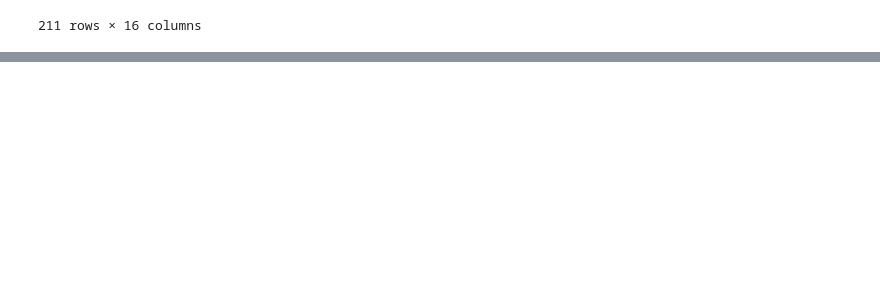
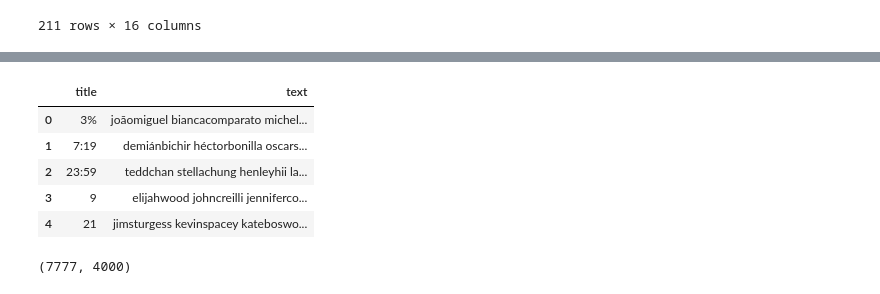
Before and after one commit to Amolrakhunde/Netflix-Movies-And-TV-Shows-Clustering, a Jupyter notebook: Netflix_Movies_And_TV_Shows_Clusterig_Amol.ipynb, the cells around one changed output, grey strips where cells are left out. Drawn from its saved outputs; the diff is of its cells as text; code cells hidden in the pictures; blank space fills up the shorter version.

```diff
--- a/Netflix_Movies_And_TV_Shows_Clusterig_Amol.ipynb
+++ b/Netflix_Movies_And_TV_Shows_Clusterig_Amol.ipynb
@@ -1150,0 +1157,16 @@ plt.show() # find largest vertical distance we can make without crossing any oth
+# %%
+# title and text features used for recommender system
+final_df= df[['title', 'text']].reset_index()
+# %%
+# reseting new index and droping old index
+final_df.drop('index', axis=1, inplace=True)
+# %%
+#look at final dataframe
+final_df.head()
+# %% [output]
+|  | title | text |
+| 0 | 3% | joãomiguel biancacomparato michel... |
+| 1 | 7:19 | demiánbichir héctorbonilla oscars... |
+| 2 | 23:59 | teddchan stellachung henleyhii la... |
+| 3 | 9 | elijahwood johncreilli jenniferco... |
+| 4 | 21 | jimsturgess kevinspacey kateboswo... |
@@ -1150,0 +1176,5 @@ plt.show() # find largest vertical distance we can make without crossing any oth
+# %%
+vector = cv.fit_transform(final_df['text']).toarray()
+vector.shape
+# %% [output]
+(7777, 4000)
```
Also changed, not shown: parts of 31 cells of this notebook.
